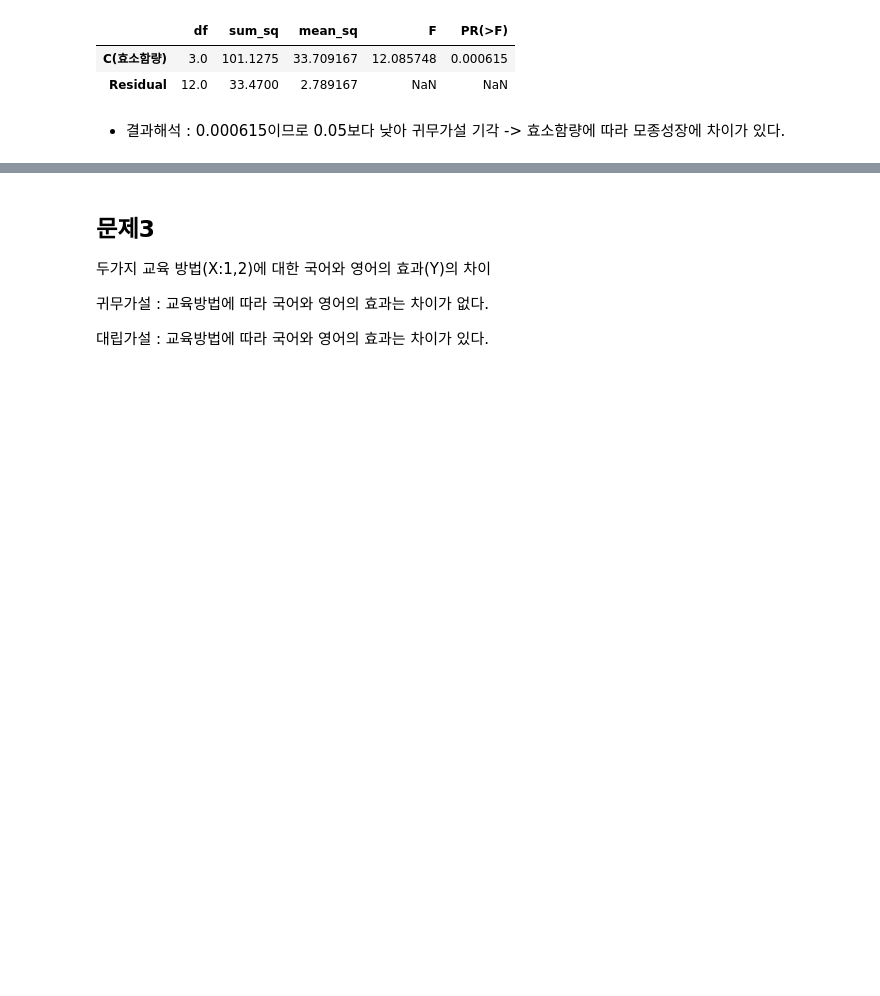
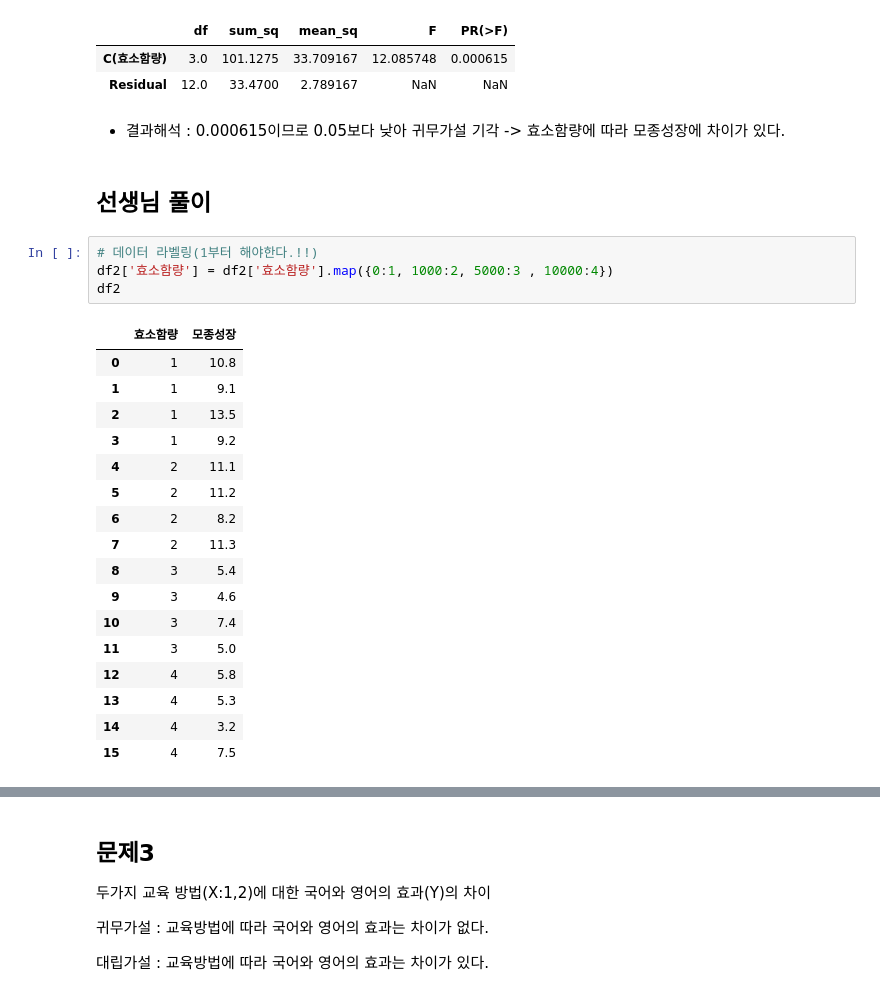
Before and after one commit to Jeeunun/Data_analysis_education_Closed, a Jupyter notebook: data_analysis/E.확증적_데이터_분석/02_두_변수간의_차이분석/분산분석_연습문제(3).ipynb, the cells around one changed output, grey strips where cells are left out. Drawn from its saved outputs; the diff is of its cells as text; blank space fills up the shorter version.

```diff
--- a/data_analysis/E.확증적_데이터_분석/02_두_변수간의_차이분석/연습문제(3).ipynb
+++ b/data_analysis/E.확증적_데이터_분석/02_두_변수간의_차이분석/분산분석_연습문제(3).ipynb
@@ -122,3 +126,27 @@ anova_lm(lm)
 | Residual | 12.0 | 33.4700 | 2.789167 | NaN | NaN |
 # %% [markdown]
 - 결과해석 : 0.000615이므로 0.05보다 낮아 귀무가설 기각 -> 효소함량에 따라 모종성장에 차이가 있다.
+# %% [markdown]
+## 선생님 풀이
+# %%
+# 데이터 라벨링(1부터 해야한다.!!)
+df2['효소함량'] = df2['효소함량'].map({0:1, 1000:2, 5000:3 , 10000:4})
+df2
+# %% [output]
+|  | 효소함량 | 모종성장 |
+| 0 | 1 | 10.8 |
+| 1 | 1 | 9.1 |
+| 2 | 1 | 13.5 |
+| 3 | 1 | 9.2 |
+| 4 | 2 | 11.1 |
+| 5 | 2 | 11.2 |
+| 6 | 2 | 8.2 |
+| 7 | 2 | 11.3 |
+| 8 | 3 | 5.4 |
+| 9 | 3 | 4.6 |
+| 10 | 3 | 7.4 |
+| 11 | 3 | 5.0 |
+| 12 | 4 | 5.8 |
+| 13 | 4 | 5.3 |
+| 14 | 4 | 3.2 |
+| 15 | 4 | 7.5 |
```
Also changed, not shown: parts of 13 cells of this notebook.
